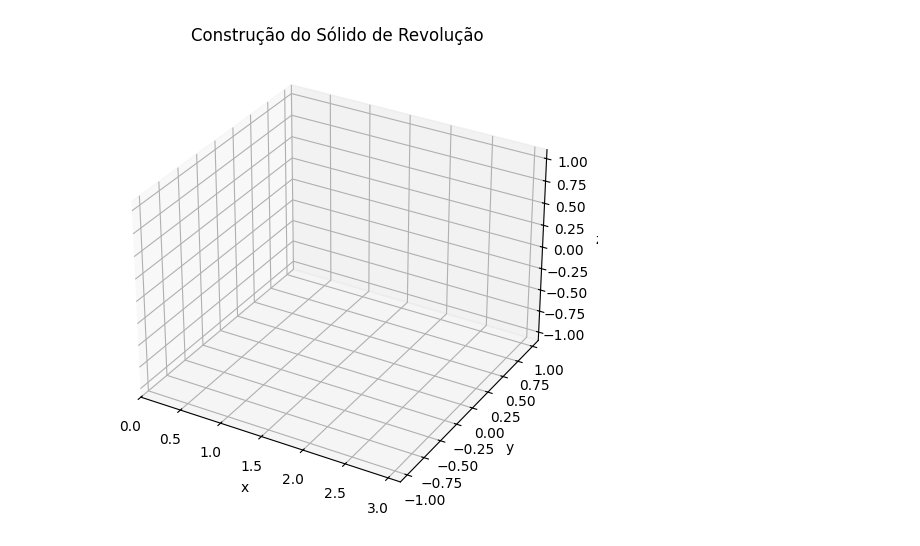
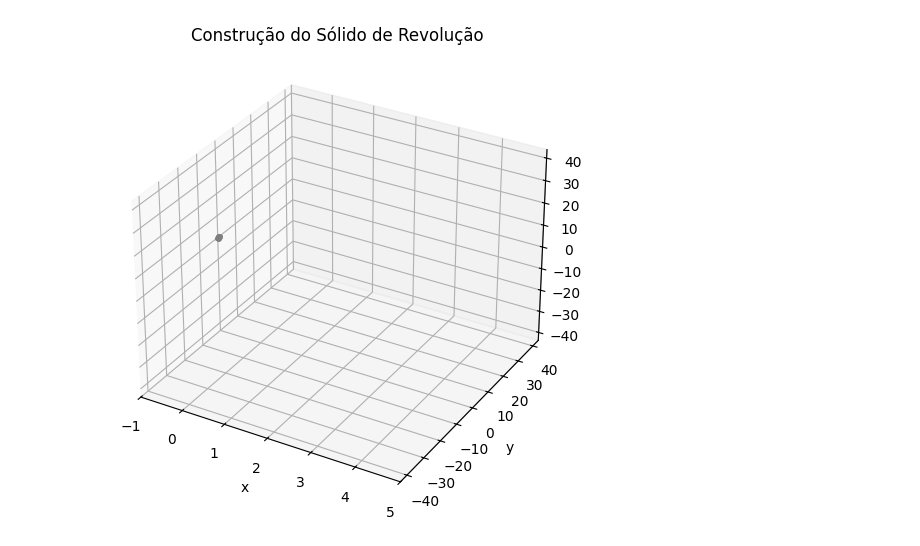
Before and after one commit to Motinnha/Math, a Jupyter notebook: revol.ipynb, the cells around one changed output. Cells and saved outputs as stored; diff of their text form; code cells hidden in the pictures.

```diff
--- a/revol.ipynb
+++ b/revol.ipynb
@@ -62,6 +62,6 @@ def plot_solid_and_primitives(f, x_range=(0, 4), n_points=1000, n_angles=100):
     print(f"📘 Área sob a curva f(x): {area_sob_curva:.4f} unidades quadradas")
 
 # Exemplo de uso:
-f = lambda x: np.sin(x)
-plot_solid_and_primitives(f, x_range=(0, np.pi))
+f = lambda x: 1/x
+plot_solid_and_primitives(f, x_range=(-1, 5))
 # %% [output]
@@ -76,7 +76,7 @@ from matplotlib import animation
 from mpl_toolkits.mplot3d import Axes3D
 
 def f(x):
-    return np.sin(x)
+    return 1/x
 
 def animate_build_revolution(f, x_range=(0, np.pi), n_points=200, n_theta=200, n_frames=60):
     x = np.linspace(*x_range, n_points)
@@ -96,32 +96,32 @@ def animate_build_revolution(f, x_range=(0, np.pi), n_points=200, n_theta=200, n
     max_y = np.max(y)
     ax.set_xlim(x_range[0], x_range[1])
     ax.set_ylim(-max_y * 1.1, max_y * 1.1)
     ax.set_zlim(-max_y * 1.1, max_y * 1.1)
     ax.set_xlabel("x")
     ax.set_ylabel("y")
     ax.set_zlabel("z")
     ax.set_title("Construção do Sólido de Revolução")
 
     # Initial surface (empty slice)
     surf = [ax.plot_surface(X_full[:, :1], Y_full[:, :1], Z_full[:, :1],
                             color='skyblue', alpha=0.8, edgecolor='gray')]
 
     # Animation update function
     def update(frame):
         # Remove previous surface
         surf[0].remove()
         # Determine how many theta slices to show
         idx = int((frame + 1) / n_frames * n_theta)
         # Plot the growing surface
         surf[0] = ax.plot_surface(X_full[:, :idx], Y_full[:, :idx], Z_full[:, :idx],
                                   color='skyblue', alpha=0.8, edgecolor='gray')
         return surf
 
     ani = animation.FuncAnimation(fig, update, frames=n_frames, interval=100, blit=False)
     return ani
 
 # Executa a animação
-ani = animate_build_revolution(f)
+ani = animate_build_revolution(f,(-1, 5))
 ani.save("revolucao_construcao.gif", writer="pillow")
 # %% [output]
-[figure, old version]
+[figure, new version]
```
Also changed, not shown: parts of 1 cell of this notebook, 1 other file.
